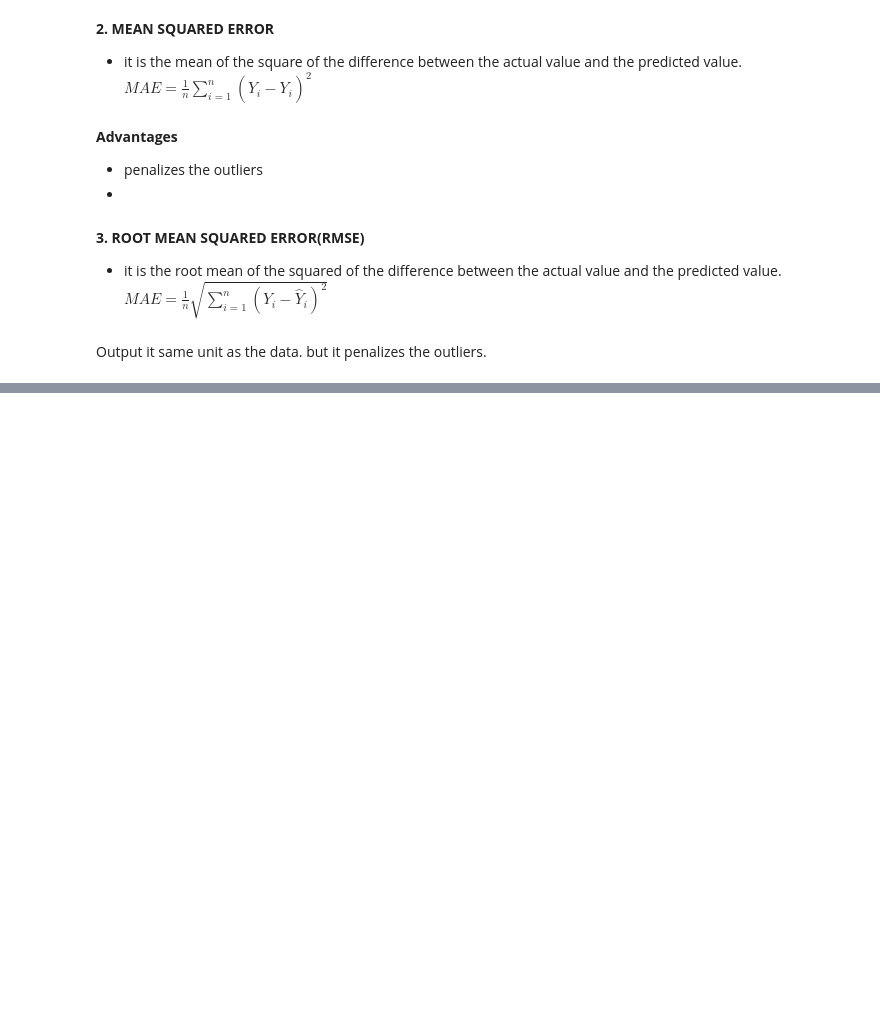
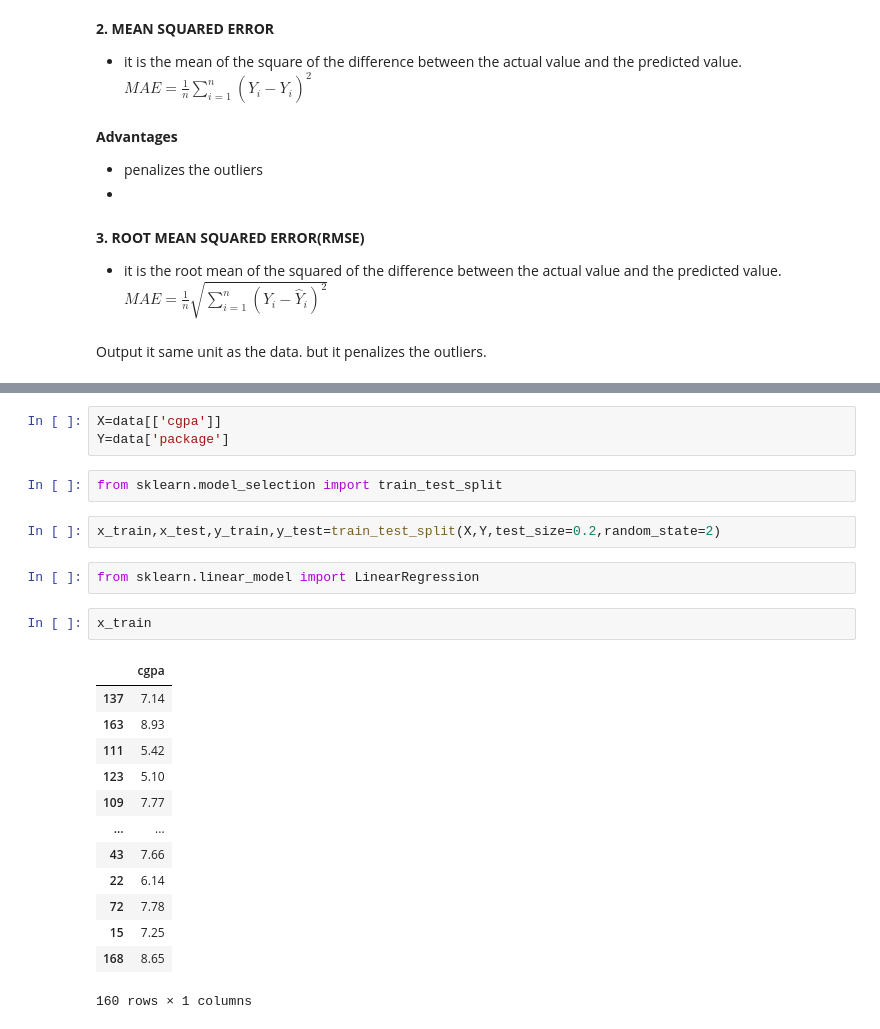
Before and after one commit to khanalasmit/machinelearning, a Jupyter notebook: 31-regression-metrics/metrics.ipynb, the cells around one changed output, grey strips where cells are left out. Drawn from its saved outputs; the diff is of its cells as text; blank space fills up the shorter version.

```diff
--- a/31-regression-metrics/metrics.ipynb
+++ b/31-regression-metrics/metrics.ipynb
@@ -32,0 +64,25 @@ $MAE = \frac{1}{n} \sum_{i=1}^n \left| Y_i - \hat{Y}_i \right|$
+# %%
+X=data[['cgpa']]
+Y=data['package']
+# %%
+from sklearn.model_selection import train_test_split
+# %%
+x_train,x_test,y_train,y_test=train_test_split(X,Y,test_size=0.2,random_state=2)
+# %%
+from sklearn.linear_model import LinearRegression
+# %%
+x_train
+# %% [output]
+|  | cgpa |
+| 137 | 7.14 |
+| 163 | 8.93 |
+| 111 | 5.42 |
+| 123 | 5.10 |
+| 109 | 7.77 |
+| ... | ... |
+| 43 | 7.66 |
+| 22 | 6.14 |
+| 72 | 7.78 |
+| 15 | 7.25 |
+| 168 | 8.65 |
+160 rows × 1 columns
```
Also changed, not shown: parts of 22 cells of this notebook, 1 other file.
